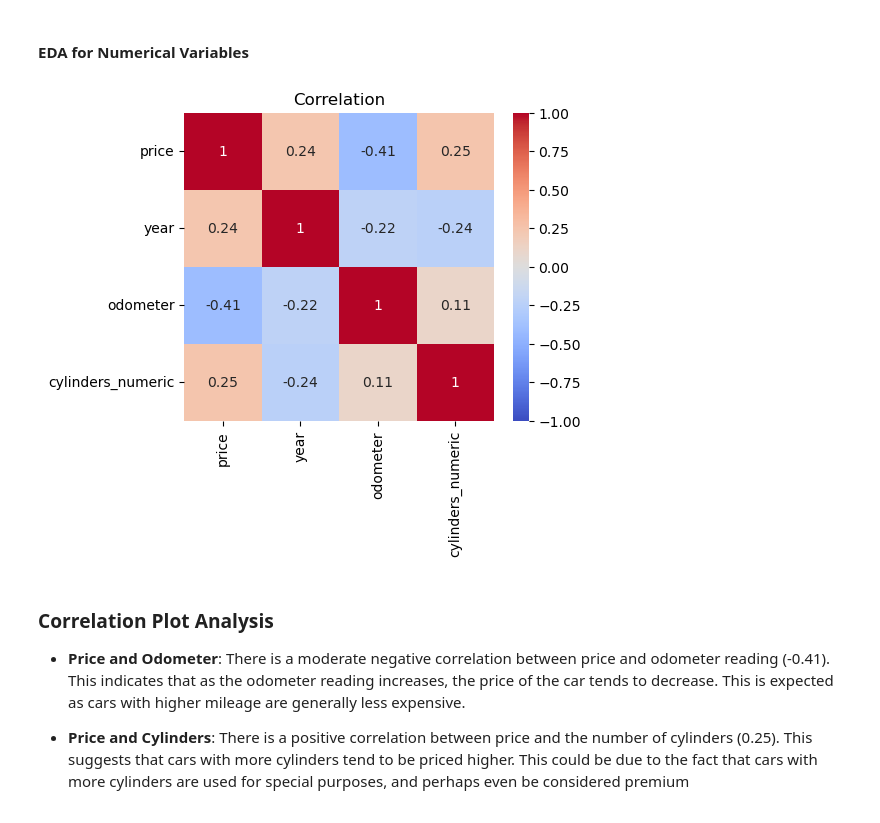
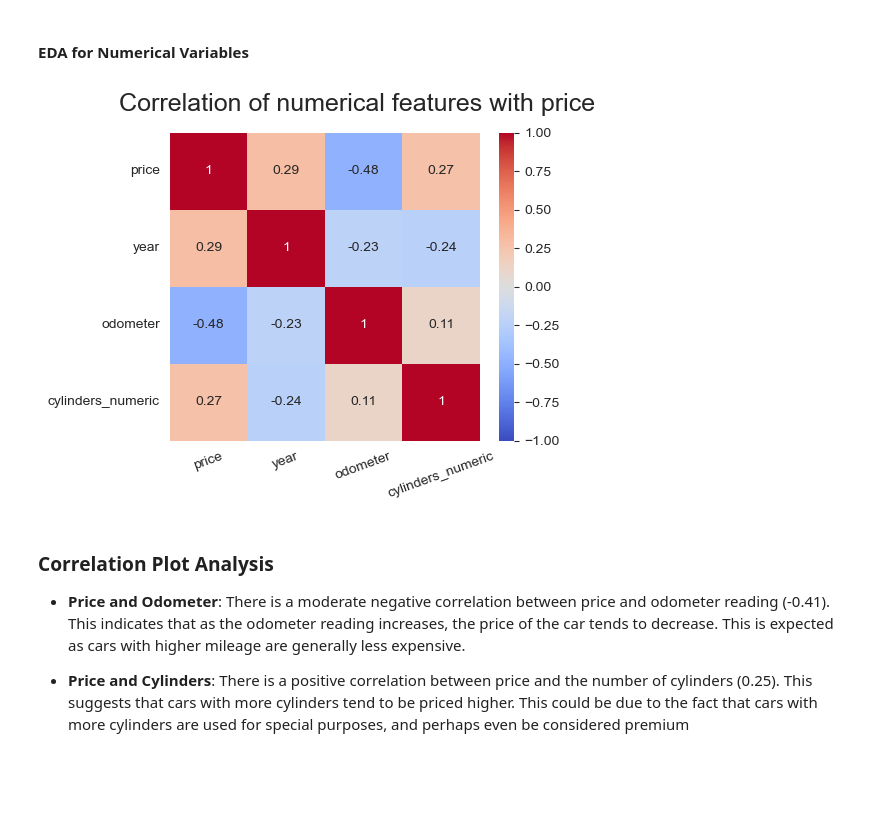
Before and after one commit to mgk2014/PCMLAI-cars, a Jupyter notebook: prompt_A.ipynb, the cells around one changed output. Saved outputs shown, nothing was run; the diff lists cells and outputs as text; code cells hidden in the pictures; blank space fills up the shorter version.

Commit message:
changed plot visuals and saved files to plots folder. added a couple of sample predictions to hand test the model

```diff
--- a/prompt_A.ipynb
+++ b/prompt_A.ipynb
@@ -215,21 +209,31 @@ cylinders_numeric
 12.0      153
 Name: count, dtype: int64
 # %%
-# Address outliers in price and odometer columns by keeping values betweeen a function of 10th and 90th percentile
+
+# Address outliers in price, odometer and year columns by keeping values as a function of < 90th percentile
+#
 
 def address_outlier_iqr(df, column):
-    iqr = df[column].quantile(.9) - df[column].quantile(.1)
-    lower_bound = df[column].quantile(.1) - 1.5 * iqr
-    upper_bound = df[column].quantile(.9) + 1.5 * iqr
+    iqr = df[column].quantile(.95) - df[column].quantile(.05)
+    #lower_bound = df[column].quantile(.05) - 1.5 * iqr
+    lower_bound = 0
+    upper_bound = df[column].quantile(.95) + 1.5 * iqr
+    print(lower_bound, upper_bound)
 
     df_without_outliers = df[(df[column] > lower_bound) & (df[column] < upper_bound)].copy()
+
     iqr_data_lost = 1-(df_without_outliers.shape[0]/df.shape[0])
     print("We lost {:.2%} of the data by the IQR method".format(iqr_data_lost), "for the", column, "column")
 
     return df_without_outliers
 
-vehicles_clean = address_outlier_iqr(vehicles_clean, 'price')
-vehicles_clean = address_outlier_iqr(vehicles_clean, 'odometer')
+# vehicles_clean = address_outlier_iqr(vehicles_clean, 'price')
+# vehicles_clean = address_outlier_iqr(vehicles_clean, 'odometer')
+# vehicles_clean = address_outlier_iqr(vehicles_clean, 'year')
+
+vehicles_clean = vehicles_clean[(vehicles_clean['price'] > 1) & (vehicles_clean['price'] < 100000)]
+vehicles_clean = vehicles_clean[(vehicles_clean['odometer'] > 1) & (vehicles_clean['odometer'] < 500000)]
+vehicles_clean = vehicles_clean[(vehicles_clean['year'] > 1925)]
 
 vehicles_clean.select_dtypes(include=['float64', 'int64']).describe()
 # %% [output]
@@ -272,14 +309,24 @@ dtype: float64
 # %% [markdown]
 #### EDA for Numerical Variables
 # %%
+
 # Create a correlation heatmap using numerical features
 
 plt.figure(figsize=(5, 4))
-sns.heatmap(vehicles_clean.corr(numeric_only=True), annot=True, cmap='coolwarm', vmin=-1, vmax=1)
-plt.title('Correlation')
-plt.show()
+ax = sns.heatmap(vehicles_clean.corr(numeric_only=True), annot=True, cmap='coolwarm', vmin=-1, vmax=1)
+
+
+render_plot(ax, heading = 'Correlation of numerical features with price', subtitle = '',
+            xlabel = '',
+            ylabel = '',
+            plotname = '1. numerical_corr.png')
+
+
+# plt.title('Correlation')
+# plt.show()
+# plt.savefig('images/corr.png', bbox_inches='tight')
 # %% [output]
-[figure, old version]
+[figure, new version]
 # %% [markdown]
 ### Correlation Plot Analysis
 
```
Also changed, not shown: parts of 48 cells of this notebook.
